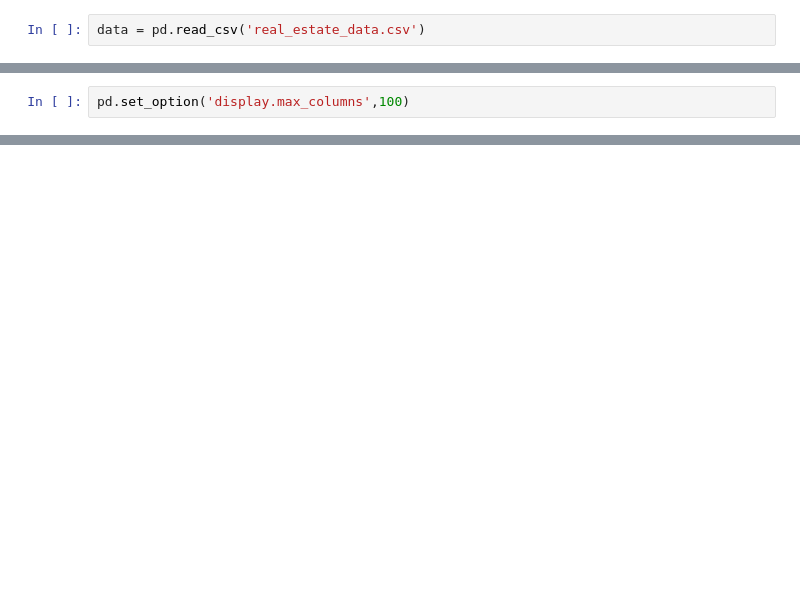
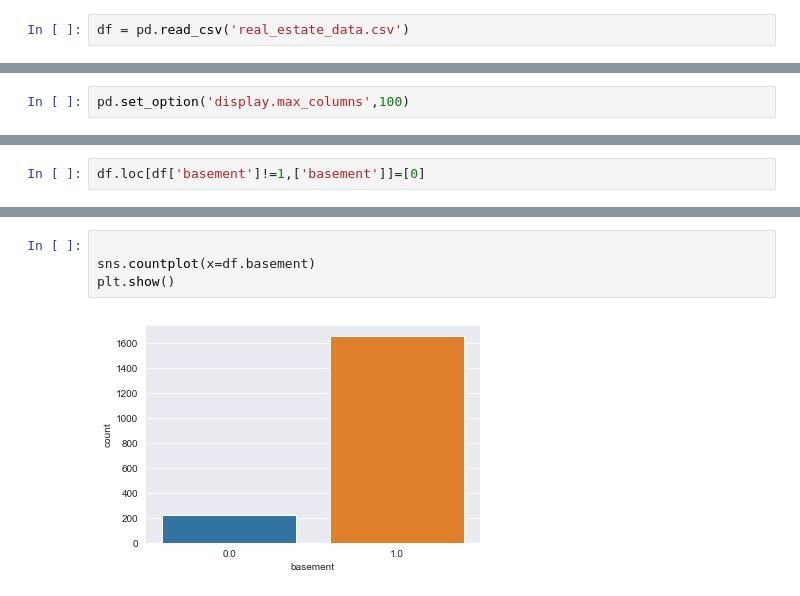
Before and after one commit to CosmoRoll/test102, a Jupyter notebook: Regression Project/Regression Project.ipynb, the cells around one changed output, grey strips where cells are left out. Cells and saved outputs as stored; diff of their text form; blank space fills up the shorter version.

```diff
--- a/Regression Project/Regression Project.ipynb
+++ b/Regression Project/Regression Project.ipynb
@@ -5,5 +5,5 @@ import seaborn as sns
 import matplotlib.pyplot as plt
 sns.set_style('darkgrid')
 # %%
-data = pd.read_csv('real_estate_data.csv')
+df = pd.read_csv('real_estate_data.csv')
 # %%
@@ -163,0 +72,2 @@ Name: lot_size, dtype: float64
+# %%
+df.loc[df['basement']!=1,['basement']]=[0]
@@ -163,0 +103,6 @@ Name: lot_size, dtype: float64
+# %%
+
+sns.countplot(x=df.basement)
+plt.show()
+# %% [output]
+[figure, added]
```
Also changed, not shown: parts of 100 cells of this notebook, 4 other files.
